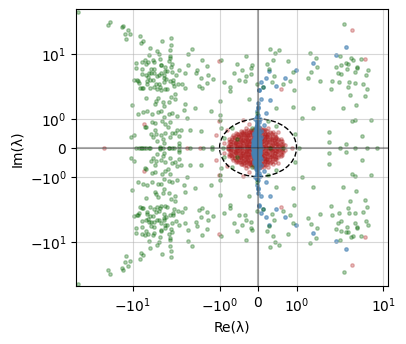
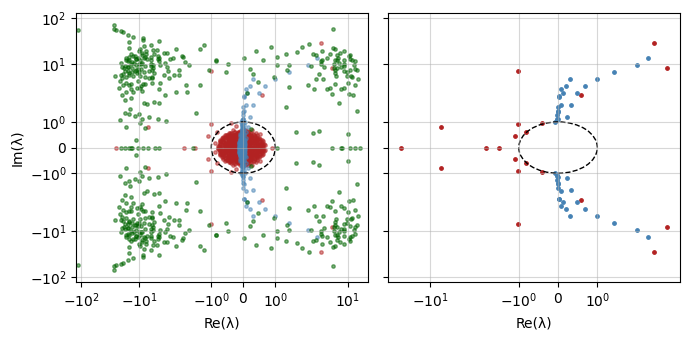
Unified diff of the notebook cell whose output changed from the first chart to the second:
--- before
+++ after
@@ -2,21 +2,37 @@
 eig_space = np.linalg.eigvals(Wrc_space)
 eig_theory = np.linalg.eigvals(Wrc_theory)
-plt.figure(figsize=(4,3.5))
-plt.scatter(eig_time.real, eig_time.imag, s=6, c='firebrick', alpha=0.3, label=r'Time $W_{rc}$ (trained)')
-# Plot a circle of radius 1
-circle = plt.Circle((0, 0), 1.0, color='black', alpha=1, linestyle='--', fill=False)
-plt.gca().add_artist(circle)
-plt.scatter(eig_theory.real, eig_theory.imag, s=6, c='steelblue', alpha=0.6, label=r'Time $W_{rc}$ (idealised)')
-plt.scatter(eig_space.real, eig_space.imag, s=6, c='darkgreen', alpha=0.3, label=r'Place $W_{rc}$ (trained)')
-plt.axhline(0,c='k', alpha=0.3); plt.axvline(0,c='k', alpha=0.3)
-plt.xlabel('Re(λ)'); plt.ylabel('Im(λ)')
-plt.grid(True, alpha=0.5)
+
+fig, axes = plt.subplots(1, 2, figsize=(7, 3.5), sharey=True)
+axes[0].scatter(eig_time.real,   eig_time.imag,   s=6, c='firebrick', alpha=0.5, label=r'Time $W_{rc}$ (trained)')
+axes[0].scatter(eig_theory.real, eig_theory.imag, s=6, c='steelblue', alpha=0.5, label=r'Time $W_{rc}$ (idealised)')
+axes[0].scatter(eig_space.real,  eig_space.imag,  s=6, c='darkgreen', alpha=0.5, label=r'Place $W_{rc}$ (trained)')
+# Plot a circle of radius 1 (one artist per axis)
+circle0 = plt.Circle((0, 0), 1.0, color='black', alpha=1, linestyle='--', fill=False)
+axes[0].add_artist(circle0)
+axes[0].set_xlabel('Re(λ)'); axes[0].set_ylabel('Im(λ)')
+axes[0].grid(True, alpha=0.5)
+
+# Exclude points which are inside the unit circle
+eig_time = eig_time[np.abs(eig_time) > 1]
+eig_space = eig_space[np.abs(eig_space) > 1]
+eig_theory = eig_theory[np.abs(eig_theory) > 1]
+axes[1].scatter(eig_time.real,   eig_time.imag,   s=6, c='firebrick', alpha=1, label=r'Time $W_{rc}$ (trained)')
+axes[1].scatter(eig_theory.real, eig_theory.imag, s=6, c='steelblue', alpha=1, label=r'Time $W_{rc}$ (idealised)')
+circle1 = plt.Circle((0, 0), 1.0, color='black', alpha=1, linestyle='--', fill=False)
+axes[1].add_artist(circle1)
+axes[1].set_xlabel('Re(λ)'); # axes[1].set_ylabel('Im(λ)')
+axes[1].grid(True, alpha=0.5)
+
+# Apply scales per-axis in subplot figures
+axes[0].set_xscale('symlog')
+axes[0].set_yscale('symlog')
+axes[1].set_xscale('symlog')
+axes[1].set_yscale('symlog')
+
 plt.tight_layout()
-plt.xscale('symlog')
-plt.yscale('symlog')
 plt.savefig('eigen_spectrum.png', transparent=True, dpi=500)
 
-upper = np.triu(Wrc, 1); lower = np.tril(Wrc, -1)
-print('mean_upper=', np.nanmean(upper), ' mean_lower=', np.nanmean(lower))
-print("max Re(λ) =", np.max(eig_time.real))
-print("spectral radius =", np.max(np.abs(eig_time)))
+# upper = np.triu(Wrc, 1); lower = np.tril(Wrc, -1)
+# print('mean_upper=', np.nanmean(upper), ' mean_lower=', np.nanmean(lower))
+# print("max Re(λ) =", np.max(eig_time.real))
+# print("spectral radius =", np.max(np.abs(eig_time)))

Commit: remove tSNE